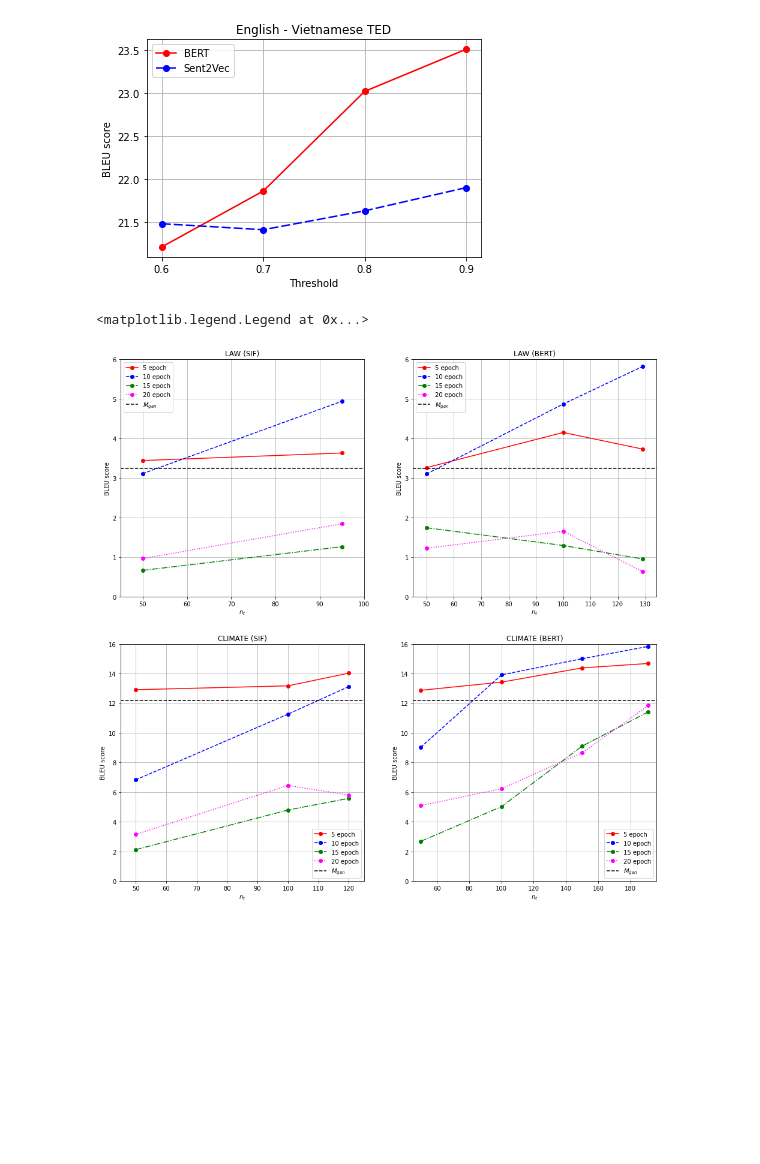
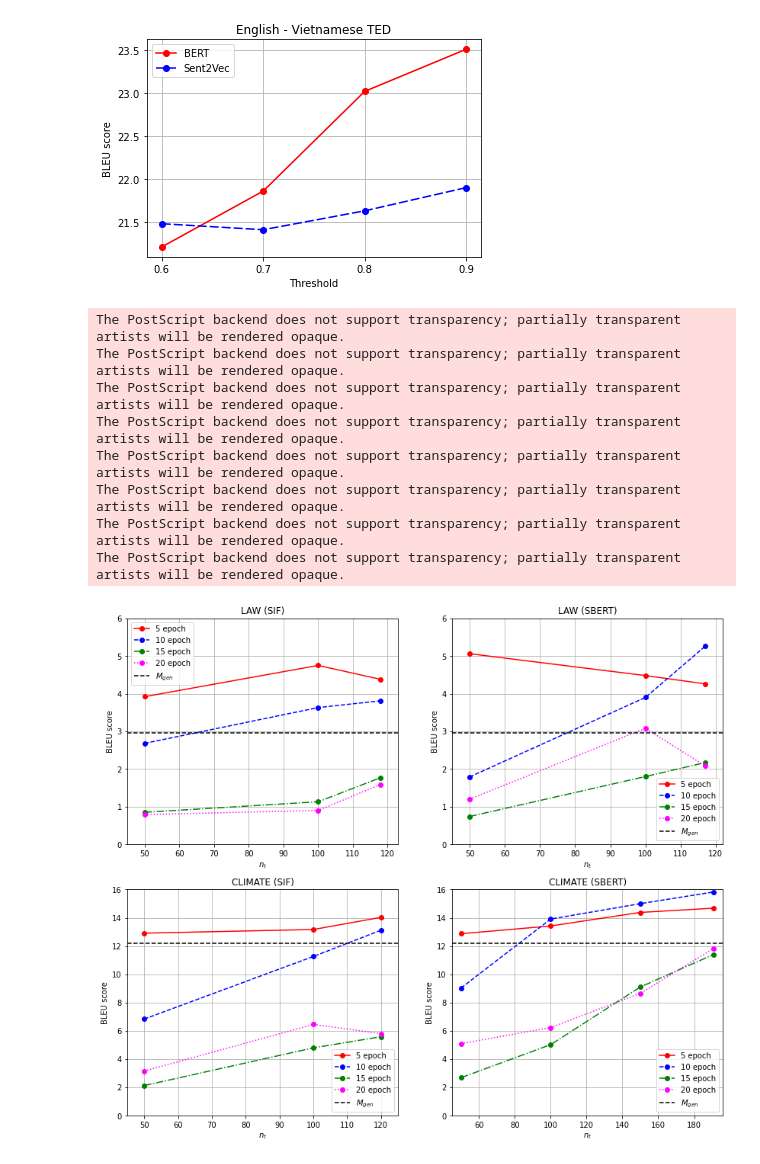
Before and after one commit to hoangtrungchinh/clc_data, a Jupyter notebook: Script/Chart.ipynb, the cells around one changed output. Saved outputs shown, nothing was run; the diff lists cells and outputs as text; code cells hidden in the pictures; blank space fills up the shorter version.

```diff
--- a/Script/Chart.ipynb
+++ b/Script/Chart.ipynb
@@ -137,22 +137,22 @@ import matplotlib.pyplot as plt
 # bert_buddhism_num = [100, 200, 300, 384]
 
 
-base_law = 3.24
+base_law = 2.95
 base_buddhism = 11.03
 base_climate = 12.20
 base_catechism = 3.31
 
-sif_law_epoch_5  = [3.44, 3.63]
-sif_law_epoch_10 = [3.11, 4.94]
-sif_law_epoch_15 = [0.66, 1.26]
-sif_law_epoch_20 = [0.96, 1.84]
-sif_law_num = [50, 95]
+sif_law_epoch_5  = [3.92, 4.75, 4.38]
+sif_law_epoch_10 = [2.68, 3.63, 3.81]
+sif_law_epoch_15 = [0.85, 1.13, 1.77]
+sif_law_epoch_20 = [0.79, 0.90, 1.59]
+sif_law_num = [50, 100, 118]
 
-bert_law_epoch_5  = [3.26, 4.15, 3.73]
-bert_law_epoch_10 = [3.10, 4.87, 5.82]
-bert_law_epoch_15 = [1.74, 1.29, 0.95]
-bert_law_epoch_20 = [1.22, 1.65, 0.63]
-bert_law_num = [50, 100, 129]
+bert_law_epoch_5  = [5.06, 4.48, 4.26]
+bert_law_epoch_10 = [1.79, 3.90, 5.26]
+bert_law_epoch_15 = [0.74, 1.80, 2.17]
+bert_law_epoch_20 = [1.20, 3.08, 2.08]
+bert_law_num = [50, 100, 117]
 
 
 sif_climate_epoch_5 =  [12.91,13.17,14.03]
@@ -184,7 +184,7 @@ bert_buddhism_num = [50, 100, 150, 162]
 
 
 
-fig, axs = plt.subplots(2, 2, figsize=(16,16))
+fig, axs = plt.subplots(2, 2, figsize=(14,12))
 # sif_law
 axs[0,0].plot(sif_law_num, sif_law_epoch_5, label="5 epoch", color='red', marker='o')
 axs[0,0].plot(sif_law_num, sif_law_epoch_10, label="10 epoch", color='blue', marker='o', linestyle="--")
@@ -206,7 +206,7 @@ axs[0,1].plot(bert_law_num, bert_law_epoch_20, label="20 epoch", color='magenta'
 axs[0,1].set_xlim([bert_law_num[0]-5, bert_law_num[-1]+5])
 axs[0,1].set_ylim([0, 6])
 axs[0,1].axhline(y = base_law, label='$M_{gen}$', color = 'black', linestyle = 'dashed')
-axs[0,1].set_title('LAW (BERT)')
+axs[0,1].set_title('LAW (SBERT)')
 axs[0,1].set_xlabel(r'$n_{t}$')
 axs[0,1].grid(True)
 axs[0,1].set_ylabel('BLEU score')
@@ -220,34 +220,41 @@ axs[1,0].set_xlim([sif_climate_num[0]-5, sif_climate_num[-1]+5])
 axs[1,0].set_ylim([0,16])
 axs[1,0].axhline(y = base_climate, label='$M_{gen}$', color = 'black', linestyle = 'dashed')
 axs[1,0].set_title('CLIMATE (SIF)')
 axs[1,0].set_xlabel(r'$n_{t}$')
 axs[1,0].grid(True)
 axs[1,0].set_ylabel('BLEU score')
 axs[1,0].legend()
 # bert_climate
 axs[1,1].plot(bert_climate_num, bert_climate_epoch_5, label="5 epoch", color='red', marker='o')
 axs[1,1].plot(bert_climate_num, bert_climate_epoch_10, label="10 epoch", color='blue', marker='o', linestyle="--")
 axs[1,1].plot(bert_climate_num, bert_climate_epoch_15, label="15 epoch", color='green', marker='o', linestyle="-.")
 axs[1,1].plot(bert_climate_num, bert_climate_epoch_20, label="20 epoch", color='magenta', marker='o', linestyle=":")
 axs[1,1].set_xlim([bert_climate_num[0]-5, bert_climate_num[-1]+5])
 axs[1,1].set_ylim([0,16])
 axs[1,1].axhline(y = base_climate, label='$M_{gen}$', color = 'black', linestyle = 'dashed')
-axs[1,1].set_title('CLIMATE (BERT)')
+axs[1,1].set_title('CLIMATE (SBERT)')
 axs[1,1].set_xlabel(r'$n_{t}$')
 axs[1,1].grid(True)
 axs[1,1].set_ylabel('BLEU score')
 axs[1,1].legend()
 # import matplotlib.lines as lines
 
 
 
 
 # fig = plt.figure()
 # fig.add_artist(lines.Line2D([0.5, 0.5], [0.5, 0.5]))
 
-# plt.savefig('bert-sent2vec.eps', format='eps')
+plt.savefig('SIF-SBERT.eps', format='eps')
 
 # plt.show()
 # %% [output]
-<matplotlib.legend.Legend at 0x...>
+The PostScript backend does not support transparency; partially transparent artists will be rendered opaque.
+The PostScript backend does not support transparency; partially transparent artists will be rendered opaque.
+The PostScript backend does not support transparency; partially transparent artists will be rendered opaque.
+The PostScript backend does not support transparency; partially transparent artists will be rendered opaque.
+The PostScript backend does not support transparency; partially transparent artists will be rendered opaque.
+The PostScript backend does not support transparency; partially transparent artists will be rendered opaque.
+The PostScript backend does not support transparency; partially transparent artists will be rendered opaque.
+The PostScript backend does not support transparency; partially transparent artists will be rendered opaque.
-[figure, old version]
+[figure, new version]
```
Also changed, not shown: 1 other file.
